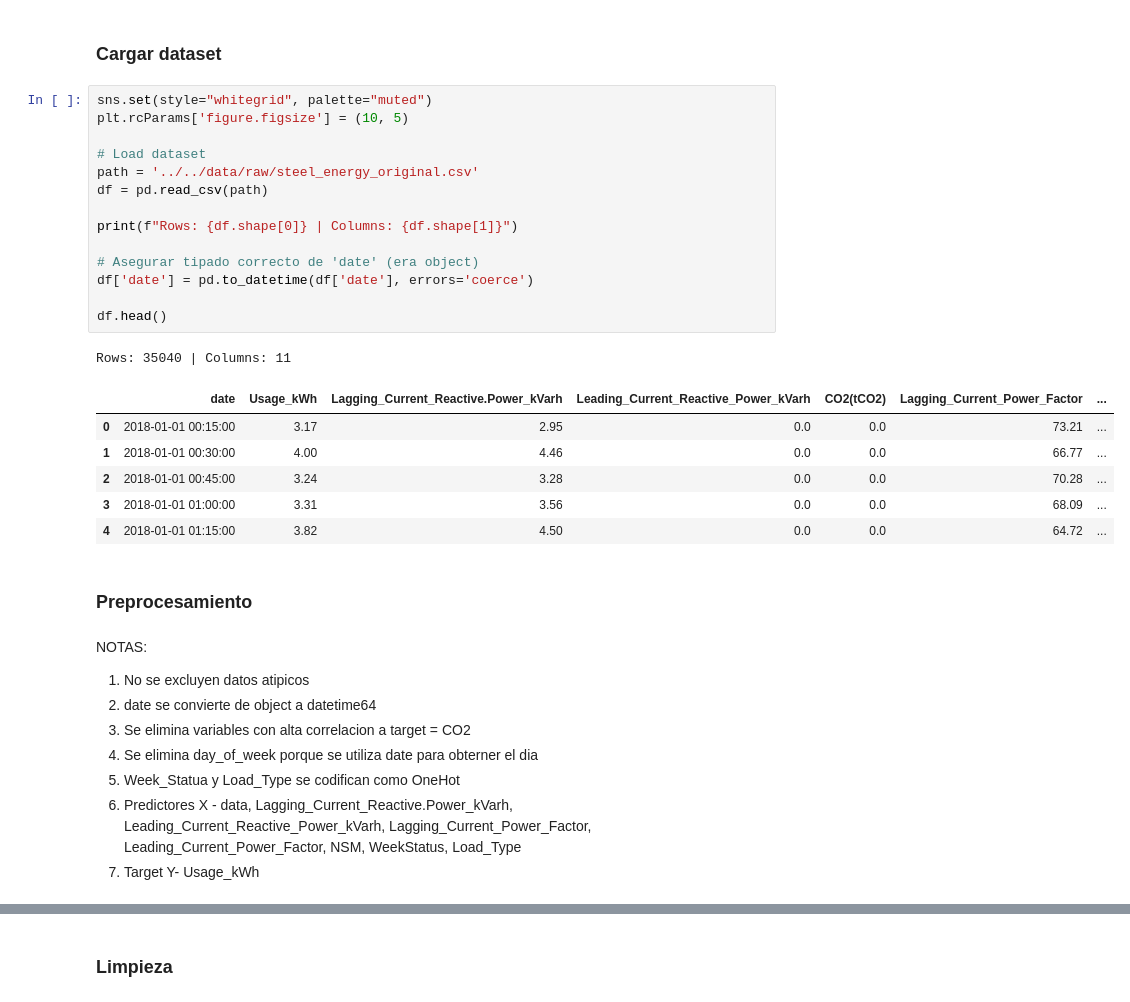
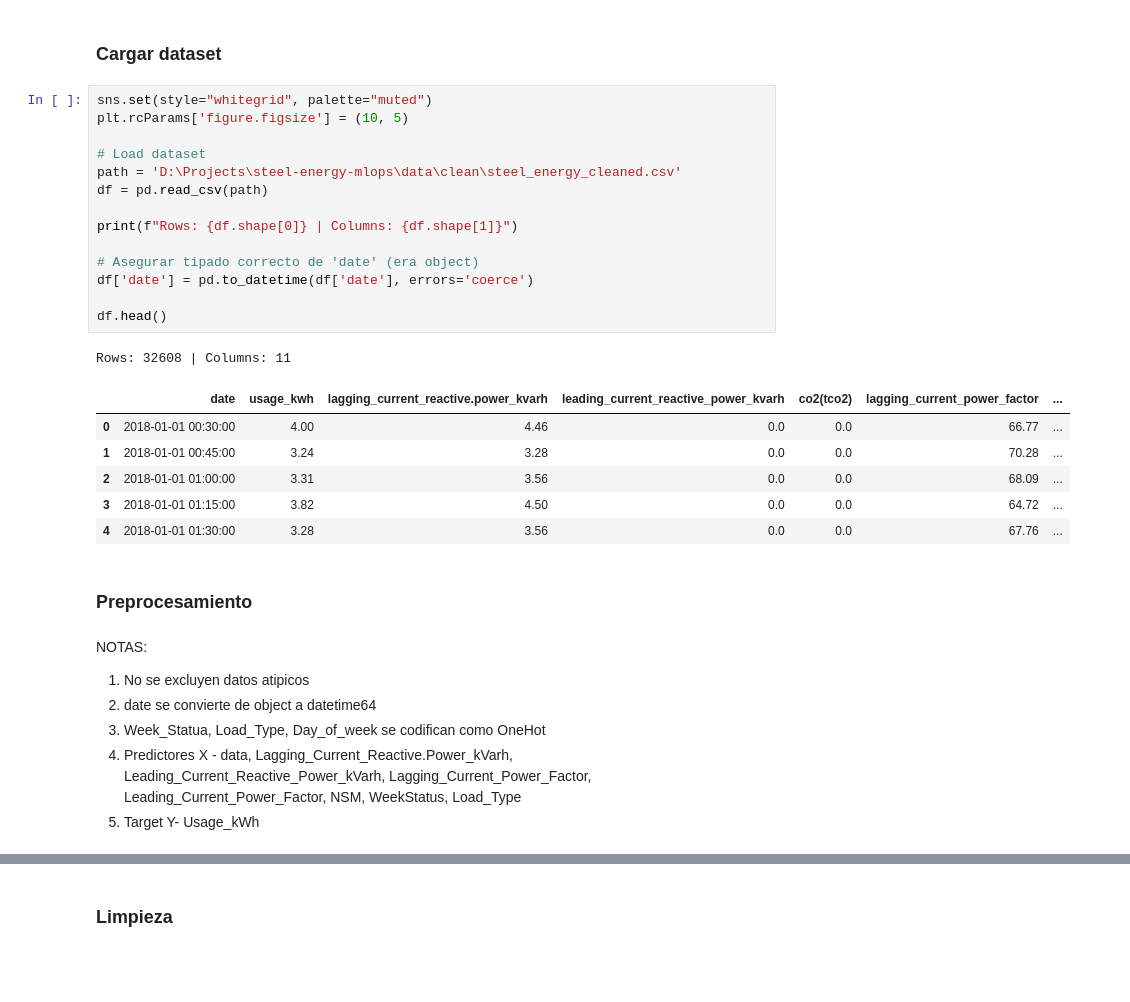
Before and after one commit to AleTec024/steel-energy-mlops, a Jupyter notebook: notebooks/1.3 Models/LR_model_V0M0.ipynb, the cells around one changed output, grey strips where cells are left out. Drawn from its saved outputs; the diff is of its cells as text; blank space fills up the shorter version.

```diff
--- a/notebooks/1.3 Models/LR_model_V0M0.ipynb
+++ b/notebooks/1.3 Models/LR_model_V0M0.ipynb
@@ -25,34 +25,32 @@ import seaborn as sns
 # %%
 sns.set(style="whitegrid", palette="muted")
 plt.rcParams['figure.figsize'] = (10, 5)
 
 # Load dataset
-path = '../../data/raw/steel_energy_original.csv'
+path = 'D:\Projects\steel-energy-mlops\data\clean\steel_energy_cleaned.csv'
 df = pd.read_csv(path)
 
 print(f"Rows: {df.shape[0]} | Columns: {df.shape[1]}")
 
 # Asegurar tipado correcto de 'date' (era object)
 df['date'] = pd.to_datetime(df['date'], errors='coerce')
 
 df.head()
 # %% [output]
-Rows: 35040 | Columns: 11
+Rows: 32608 | Columns: 11
-|  | date | Usage_kWh | Lagging_Current_Reactive.Power_kVarh | Leading_Current_Reactive_Power_kVarh | CO2(tCO2) | Lagging_Current_Power_Factor | ... |
-| 0 | 2018-01-01 00:15:00 | 3.17 | 2.95 | 0.0 | 0.0 | 73.21 | ... |
-| 1 | 2018-01-01 00:30:00 | 4.00 | 4.46 | 0.0 | 0.0 | 66.77 | ... |
-| 2 | 2018-01-01 00:45:00 | 3.24 | 3.28 | 0.0 | 0.0 | 70.28 | ... |
-| 3 | 2018-01-01 01:00:00 | 3.31 | 3.56 | 0.0 | 0.0 | 68.09 | ... |
-| 4 | 2018-01-01 01:15:00 | 3.82 | 4.50 | 0.0 | 0.0 | 64.72 | ... |
+|  | date | usage_kwh | lagging_current_reactive.power_kvarh | leading_current_reactive_power_kvarh | co2(tco2) | lagging_current_power_factor | ... |
+| 0 | 2018-01-01 00:30:00 | 4.00 | 4.46 | 0.0 | 0.0 | 66.77 | ... |
+| 1 | 2018-01-01 00:45:00 | 3.24 | 3.28 | 0.0 | 0.0 | 70.28 | ... |
+| 2 | 2018-01-01 01:00:00 | 3.31 | 3.56 | 0.0 | 0.0 | 68.09 | ... |
+| 3 | 2018-01-01 01:15:00 | 3.82 | 4.50 | 0.0 | 0.0 | 64.72 | ... |
+| 4 | 2018-01-01 01:30:00 | 3.28 | 3.56 | 0.0 | 0.0 | 67.76 | ... |
 # %% [markdown]
 ### Preprocesamiento
 # %% [markdown]
 NOTAS:
 1. No se excluyen datos atipicos
 2. date se convierte de object a datetime64
-3. Se elimina variables con alta correlacion a target = CO2
-4. Se elimina day_of_week porque se utiliza date para obterner el dia
-5. Week_Statua y Load_Type se codifican como OneHot
+3. Week_Statua,  Load_Type, Day_of_week se codifican como OneHot
 6. Predictores X - data, Lagging_Current_Reactive.Power_kVarh, Leading_Current_Reactive_Power_kVarh, Lagging_Current_Power_Factor, Leading_Current_Power_Factor, NSM, WeekStatus, Load_Type
 7. Target Y- Usage_kWh
 # %%
```
Also changed, not shown: parts of 10 cells of this notebook, 10 other files.
